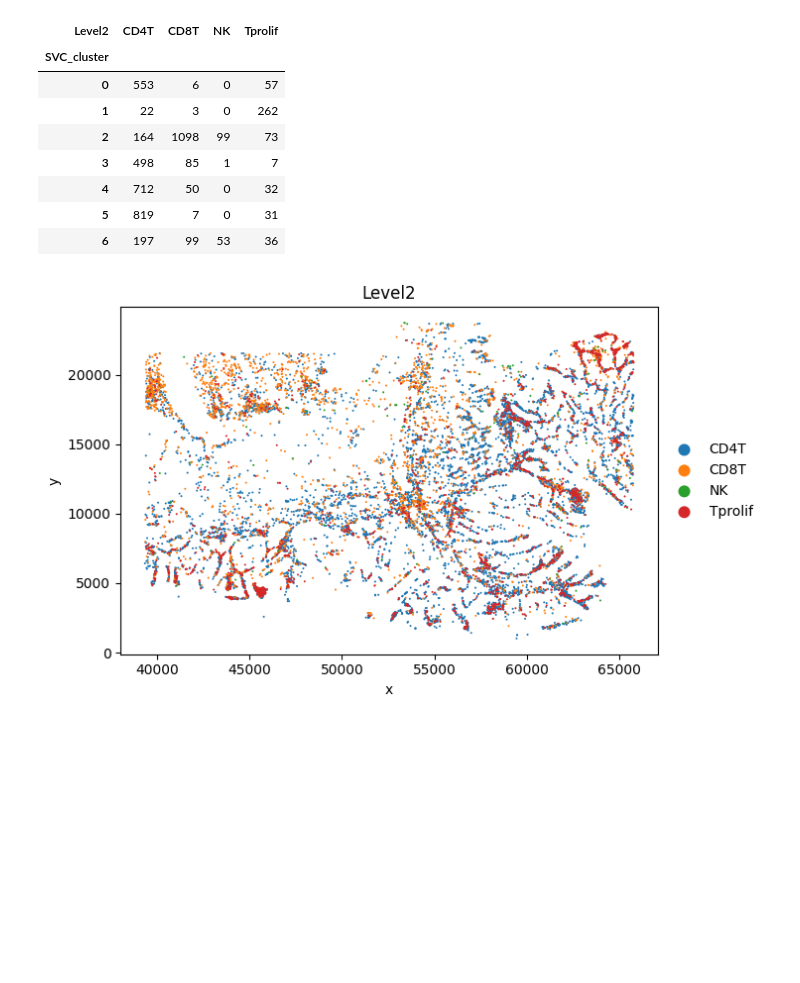
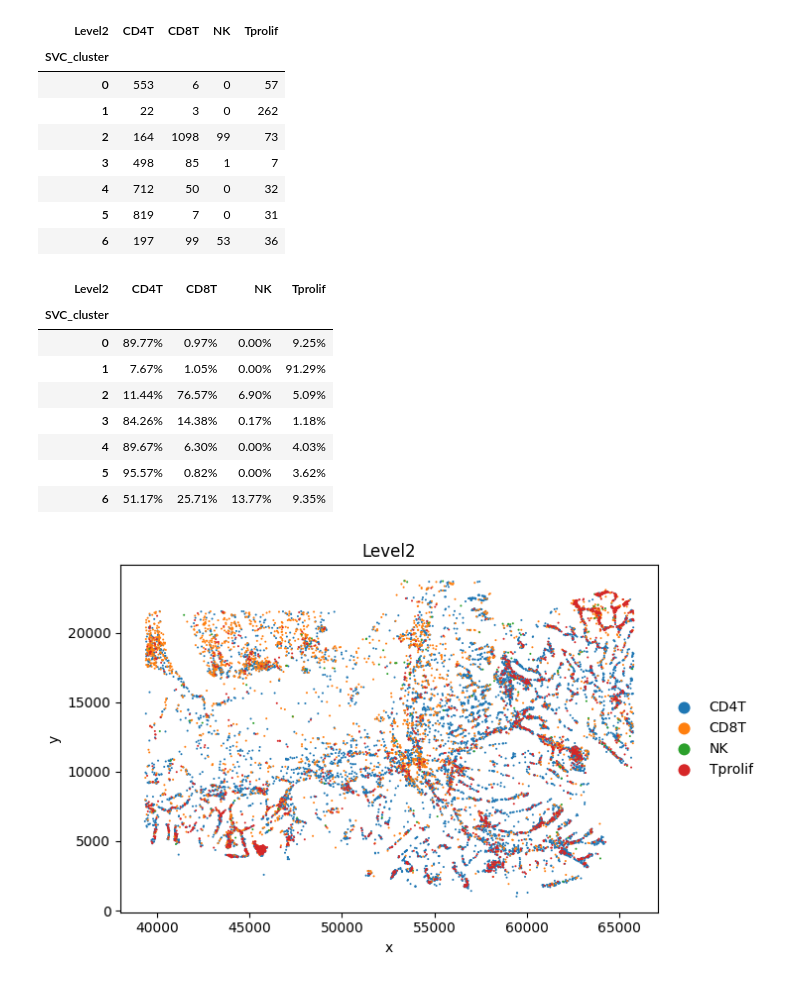
Before and after one commit to wuys13/REVISE, a Jupyter notebook: reproduce/case/Xenium_sc_SVC_T.ipynb, the cells around one changed output. Cells and saved outputs as stored; diff of their text form; code cells hidden in the pictures; blank space fills up the shorter version.

```diff
--- a/reproduce/case/Xenium_sc_SVC_T.ipynb
+++ b/reproduce/case/Xenium_sc_SVC_T.ipynb
@@ -88,6 +89,27 @@ cm_df
 | 4 | 712 | 50 | 0 | 32 |
 | 5 | 819 | 7 | 0 | 31 |
 | 6 | 197 | 99 | 53 | 36 |
+# %%
+# cm_df.div(cm_df.sum(axis=1), axis=0)
+df_pct = cm_df.div(cm_df.sum(axis=1), axis=0)
+
+styled = (
+    df_pct.style
+    .format("{:.2%}")
+    .highlight_max(axis=1, props="font-weight: bold;")
+)
+
+styled
+# %% [output]
+| Level2 | CD4T | CD8T | NK | Tprolif |
+| SVC_cluster |  |  |  |  |
+| 0 | 89.77% | 0.97% | 0.00% | 9.25% |
+| 1 | 7.67% | 1.05% | 0.00% | 91.29% |
+| 2 | 11.44% | 76.57% | 6.90% | 5.09% |
+| 3 | 84.26% | 14.38% | 0.17% | 1.18% |
+| 4 | 89.67% | 6.30% | 0.00% | 4.03% |
+| 5 | 95.57% | 0.82% | 0.00% | 3.62% |
+| 6 | 51.17% | 25.71% | 13.77% | 9.35% |
 # %%
 import matplotlib.pyplot as plt
 import matplotlib.colors as mcolors
```
Also changed, not shown: parts of 1 cell of this notebook.
